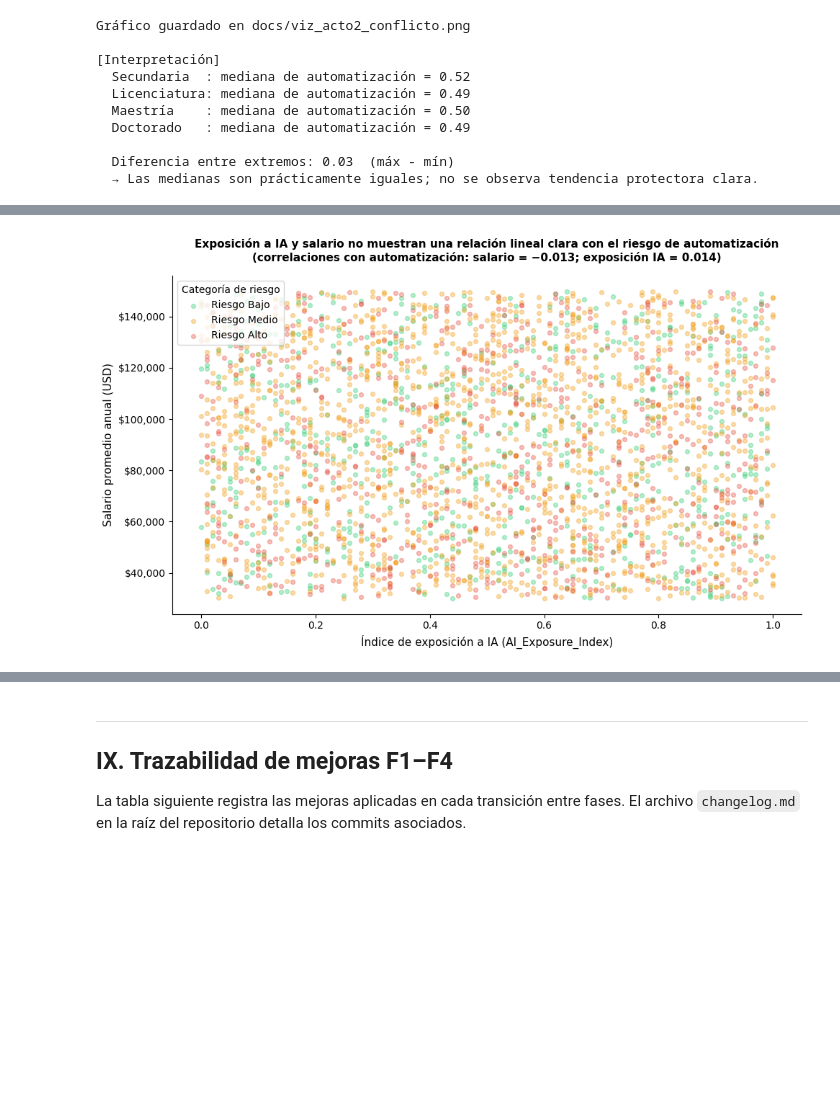
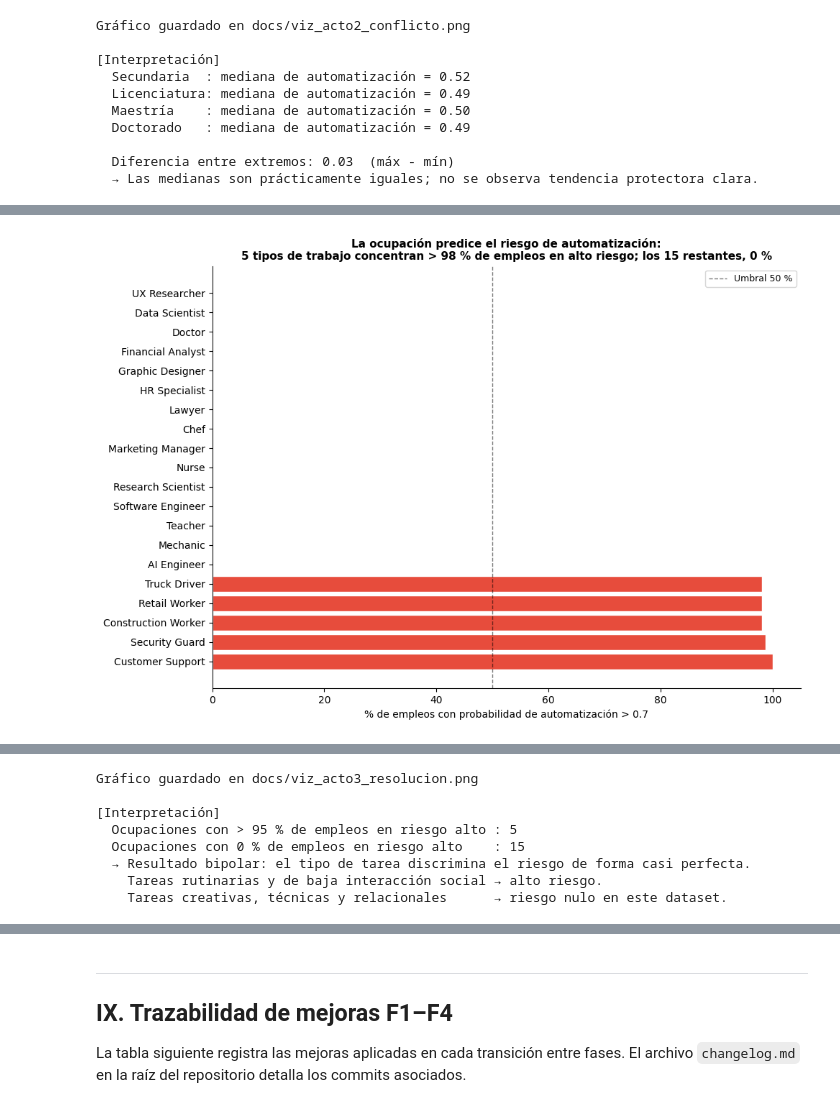
Before and after one commit to robertomoncada-blip/ciencia_datos, a Jupyter notebook: notebooks/F4_Definicion.ipynb, the cells around one changed output, grey strips where cells are left out. Drawn from its saved outputs; the diff is of its cells as text; code cells hidden in the pictures; blank space fills up the shorter version.

```diff
--- a/notebooks/F4_Definicion.ipynb
+++ b/notebooks/F4_Definicion.ipynb
@@ -830,46 +836,48 @@ Gráfico guardado en docs/viz_acto2_conflicto.png
 # %%
-color_map   = {'Low': '#2ecc71', 'Medium': '#f39c12', 'High': '#e74c3c'}
-label_map   = {'Low': 'Riesgo Bajo', 'Medium': 'Riesgo Medio', 'High': 'Riesgo Alto'}
+# Porcentaje de empleos con Automation_Probability_2030 > 0.7 por Job_Title
+umbral_riesgo = 0.7
+riesgo_ocup = (
+    ds_viz.groupby('Job_Title')
+    .apply(lambda g: (g['Automation_Probability_2030'] > umbral_riesgo).mean() * 100,
+           include_groups=False)
+    .rename('pct_alto_riesgo')
+    .reset_index()
+    .sort_values('pct_alto_riesgo', ascending=False)
+)
 
-fig, ax = plt.subplots(figsize=(10, 6))
+print(f"Ocupaciones únicas en el dataset: {riesgo_ocup.shape[0]}")
+print(f"\n% empleos con Automation_Probability_2030 > {umbral_riesgo} por ocupación:")
+print(riesgo_ocup.to_string(index=False))
 
-for risk_cat, color in color_map.items():
-    mask = ds_viz['Risk_Category'] == risk_cat
-    ax.scatter(
-        ds_viz.loc[mask, 'AI_Exposure_Index'],
-        ds_viz.loc[mask, 'Average_Salary'],
-        c=color, label=label_map[risk_cat],
-        alpha=0.35, s=18, rasterized=True
-    )
-
+# Gráfico de barras horizontal — Acto 3 (Resolución)
+fig, ax = plt.subplots(figsize=(10, 7))
+colores_barra = [
+    '#e74c3c' if v >= 50 else '#f39c12' if v > 0 else '#2ecc71'
+    for v in riesgo_ocup['pct_alto_riesgo']
+]
+ax.barh(riesgo_ocup['Job_Title'], riesgo_ocup['pct_alto_riesgo'],
+        color=colores_barra, edgecolor='white')
+ax.axvline(50, color='black', linestyle='--', linewidth=1, alpha=0.5, label='Umbral 50 %')
+ax.set_xlabel('% de empleos con probabilidad de automatización > 0.7')
 ax.set_title(
-    'Exposición a IA y salario no muestran una relación lineal clara con el riesgo de automatización\n'
-    '(correlaciones con automatización: salario = −0.013; exposición IA = 0.014)',
-    fontsize=11, pad=15, fontweight='bold'
+    'La ocupación predice el riesgo de automatización:\n'
+    '5 tipos de trabajo concentran > 98 % de empleos en alto riesgo; los 15 restantes, 0 %',
+    fontsize=11, fontweight='bold'
 )
-ax.set_xlabel('Índice de exposición a IA (AI_Exposure_Index)', fontsize=11)
-ax.set_ylabel('Salario promedio anual (USD)', fontsize=11)
-ax.yaxis.set_major_formatter(plt.FuncFormatter(lambda x, _: f'${x:,.0f}'))
-ax.legend(title='Categoría de riesgo', fontsize=10, title_fontsize=10)
+ax.legend(fontsize=9)
 ax.spines[['top', 'right']].set_visible(False)
 plt.tight_layout()
 plt.savefig('../docs/viz_acto3_resolucion.png', dpi=150, bbox_inches='tight')
 plt.show()
 print("Gráfico guardado en docs/viz_acto3_resolucion.png")
 
-# Calcular correlaciones reales
-corr_sal  = ds_viz['Average_Salary'].corr(ds_viz['Automation_Probability_2030'])
-corr_expo = ds_viz['AI_Exposure_Index'].corr(ds_viz['Automation_Probability_2030'])
+# Verificar la bipolaridad del resultado
+n_alto   = (riesgo_ocup['pct_alto_riesgo'] >= 95).sum()
+n_nulo   = (riesgo_ocup['pct_alto_riesgo'] == 0).sum()
 print(f"\n[Interpretación]")
-print(f"  Correlación salario–automatización  : {corr_sal:.3f}")
-print(f"  Correlación exposición–automatización: {corr_expo:.3f}")
-print("  → Correlaciones cercanas a cero indican que salario y exposición IA,")
-print("    por sí solos, no predicen el riesgo de automatización en este dataset.")
-print("  → Las tres categorías de riesgo se superponen en todo el espacio de variables.")
-
-for cat, color in color_map.items():
-    mask  = ds_viz['Risk_Category'] == cat
-    med_s = ds_viz.loc[mask, 'Average_Salary'].median()
-    med_e = ds_viz.loc[mask, 'AI_Exposure_Index'].median()
-    print(f"  {cat:6s} riesgo → salario mediano: ${med_s:,.0f}  | exposición IA mediana: {med_e:.2f}")
+print(f"  Ocupaciones con > 95 % de empleos en riesgo alto : {n_alto}")
+print(f"  Ocupaciones con 0 % de empleos en riesgo alto    : {n_nulo}")
+print(f"  → Resultado bipolar: el tipo de tarea discrimina el riesgo de forma casi perfecta.")
+print(f"    Tareas rutinarias y de baja interacción social → alto riesgo.")
+print(f"    Tareas creativas, técnicas y relacionales      → riesgo nulo en este dataset.")
 # %% [output]
@@ -876 +901 @@ for cat, color in color_map.items():
-[figure, old version]
+[figure, new version]
@@ -888,3 +902,11 @@ Gráfico guardado en docs/viz_acto3_resolucion.png
+Gráfico guardado en docs/viz_acto3_resolucion.png
+
+[Interpretación]
+  Ocupaciones con > 95 % de empleos en riesgo alto : 5
+  Ocupaciones con 0 % de empleos en riesgo alto    : 15
+  → Resultado bipolar: el tipo de tarea discrimina el riesgo de forma casi perfecta.
+    Tareas rutinarias y de baja interacción social → alto riesgo.
+    Tareas creativas, técnicas y relacionales      → riesgo nulo en este dataset.
 # %% [markdown]
 ---
 
```
Also changed, not shown: parts of 20 cells of this notebook, 3 other files.
